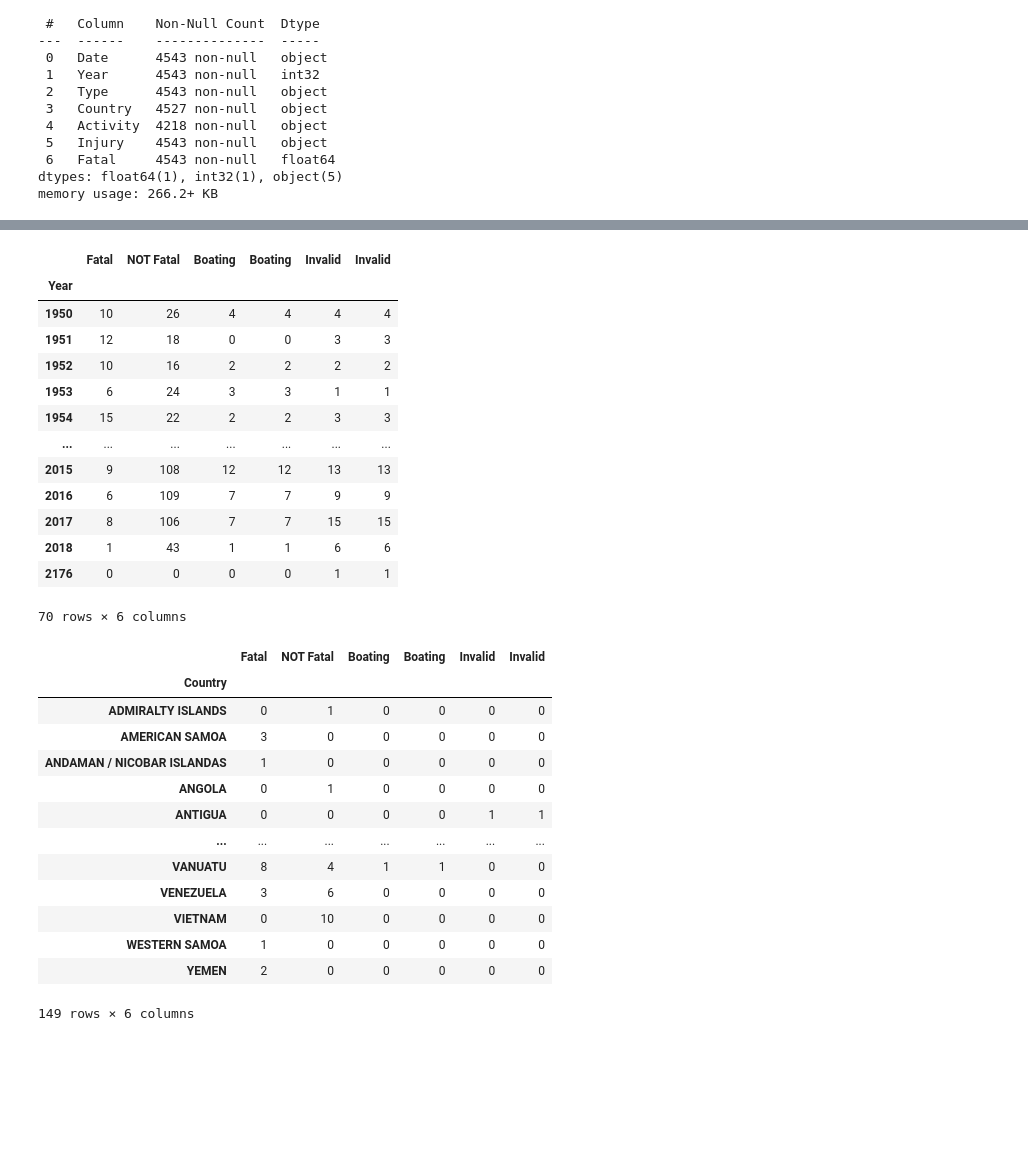
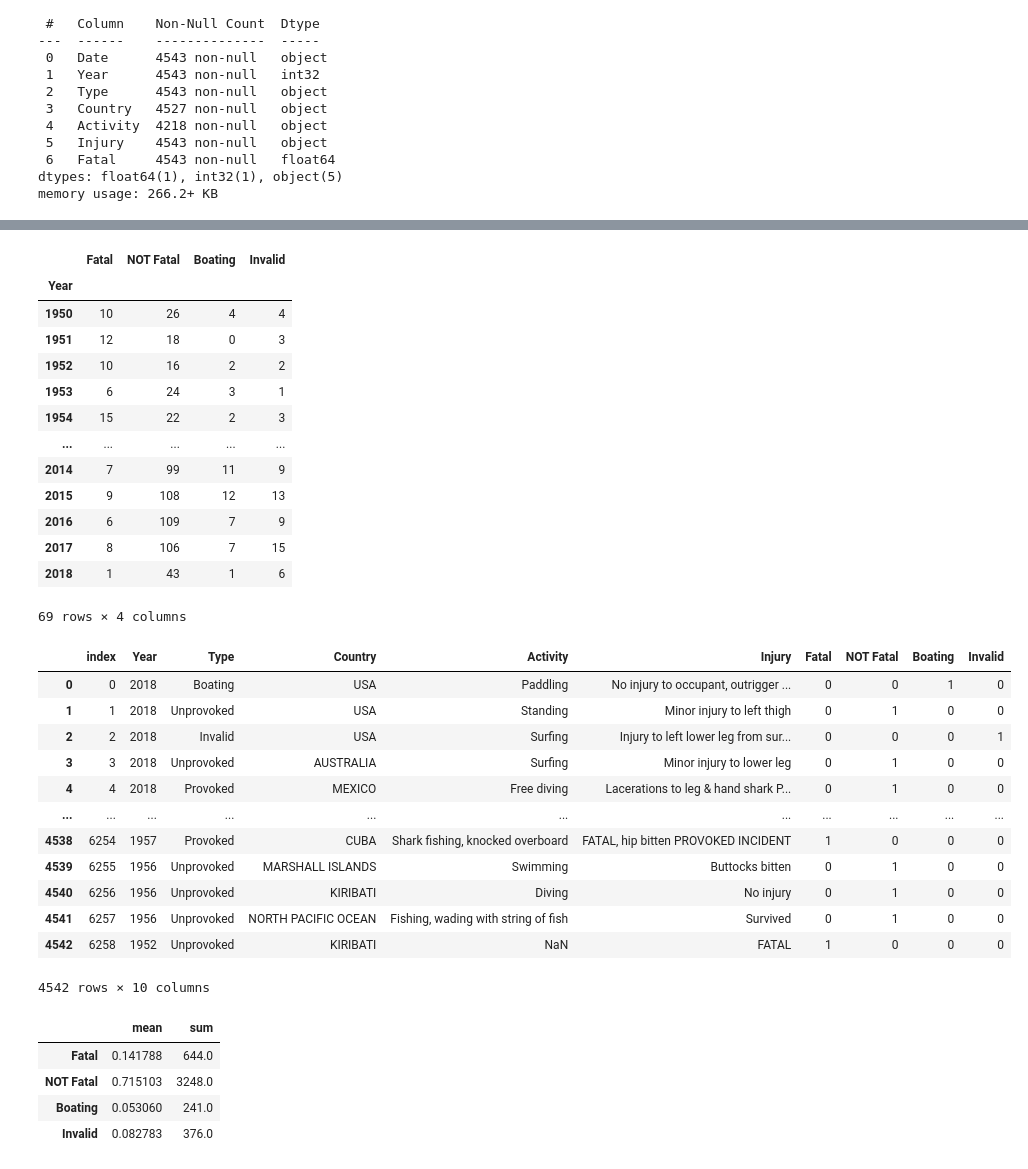
Before and after one commit to EdAndradeF/IronHack_Project_1, a Jupyter notebook: SharkAttack.ipynb, the cells around one changed output, grey strips where cells are left out. Saved outputs shown, nothing was run; the diff lists cells and outputs as text; code cells hidden in the pictures; blank space fills up the shorter version.

```diff
--- a/SharkAttack.ipynb
+++ b/SharkAttack.ipynb
@@ -249,5 +249,3 @@ df_fatal.loc[mortsematk, 'Fatal'] = 0
 df_fatal['Fatal'] = df_fatal['Fatal'].astype(int)
 
 inva_boat = pd.get_dummies(df_fatal['Type']).iloc[:, :2]
-
-df_fatal = pd.concat([df_fatal, inva_boat], axis=1)
@@ -264,34 +280,42 @@ perano = df_fatal.groupby('Year')[['Fatal', 'NOT Fatal', 'Boating', 'Invalid']].
 # %%
 perano
 # %% [output]
-|  | Fatal | NOT Fatal | Boating | Boating | Invalid | Invalid |
-| Year |  |  |  |  |  |  |
-| 1950 | 10 | 26 | 4 | 4 | 4 | 4 |
-| 1951 | 12 | 18 | 0 | 0 | 3 | 3 |
-| 1952 | 10 | 16 | 2 | 2 | 2 | 2 |
-| 1953 | 6 | 24 | 3 | 3 | 1 | 1 |
-| 1954 | 15 | 22 | 2 | 2 | 3 | 3 |
-| ... | ... | ... | ... | ... | ... | ... |
-| 2015 | 9 | 108 | 12 | 12 | 13 | 13 |
-| 2016 | 6 | 109 | 7 | 7 | 9 | 9 |
-| 2017 | 8 | 106 | 7 | 7 | 15 | 15 |
-| 2018 | 1 | 43 | 1 | 1 | 6 | 6 |
-| 2176 | 0 | 0 | 0 | 0 | 1 | 1 |
+|  | Fatal | NOT Fatal | Boating | Invalid |
+| Year |  |  |  |  |
+| 1950 | 10 | 26 | 4 | 4 |
+| 1951 | 12 | 18 | 0 | 3 |
+| 1952 | 10 | 16 | 2 | 2 |
+| 1953 | 6 | 24 | 3 | 1 |
+| 1954 | 15 | 22 | 2 | 3 |
+| ... | ... | ... | ... | ... |
+| 2014 | 7 | 99 | 11 | 9 |
+| 2015 | 9 | 108 | 12 | 13 |
+| 2016 | 6 | 109 | 7 | 9 |
+| 2017 | 8 | 106 | 7 | 15 |
+| 2018 | 1 | 43 | 1 | 6 |
-70 rows × 6 columns
+69 rows × 4 columns
 # %%
 perlocal
+df_fatal
 # %% [output]
-|  | Fatal | NOT Fatal | Boating | Boating | Invalid | Invalid |
-| Country |  |  |  |  |  |  |
-| ADMIRALTY ISLANDS | 0 | 1 | 0 | 0 | 0 | 0 |
-| AMERICAN SAMOA | 3 | 0 | 0 | 0 | 0 | 0 |
-| ANDAMAN / NICOBAR ISLANDAS | 1 | 0 | 0 | 0 | 0 | 0 |
-| ANGOLA | 0 | 1 | 0 | 0 | 0 | 0 |
-| ANTIGUA | 0 | 0 | 0 | 0 | 1 | 1 |
-| ... | ... | ... | ... | ... | ... | ... |
-| VANUATU | 8 | 4 | 1 | 1 | 0 | 0 |
-| VENEZUELA | 3 | 6 | 0 | 0 | 0 | 0 |
-| VIETNAM | 0 | 10 | 0 | 0 | 0 | 0 |
-| WESTERN SAMOA | 1 | 0 | 0 | 0 | 0 | 0 |
-| YEMEN | 2 | 0 | 0 | 0 | 0 | 0 |
+|  | index | Year | Type | Country | Activity | Injury | Fatal | NOT Fatal | Boating | Invalid |
+| 0 | 0 | 2018 | Boating | USA | Paddling | No injury to occupant, outrigger ... | 0 | 0 | 1 | 0 |
+| 1 | 1 | 2018 | Unprovoked | USA | Standing | Minor injury to left thigh | 0 | 1 | 0 | 0 |
+| 2 | 2 | 2018 | Invalid | USA | Surfing | Injury to left lower leg from sur... | 0 | 0 | 0 | 1 |
+| 3 | 3 | 2018 | Unprovoked | AUSTRALIA | Surfing | Minor injury to lower leg | 0 | 1 | 0 | 0 |
+| 4 | 4 | 2018 | Provoked | MEXICO | Free diving | Lacerations to leg & hand shark P... | 0 | 1 | 0 | 0 |
+| ... | ... | ... | ... | ... | ... | ... | ... | ... | ... | ... |
+| 4538 | 6254 | 1957 | Provoked | CUBA | Shark fishing, knocked overboard | FATAL, hip bitten PROVOKED INCIDENT | 1 | 0 | 0 | 0 |
+| 4539 | 6255 | 1956 | Unprovoked | MARSHALL ISLANDS | Swimming | Buttocks bitten | 0 | 1 | 0 | 0 |
+| 4540 | 6256 | 1956 | Unprovoked | KIRIBATI | Diving | No injury | 0 | 1 | 0 | 0 |
+| 4541 | 6257 | 1956 | Unprovoked | NORTH PACIFIC OCEAN | Fishing, wading with string of fish | Survived | 0 | 1 | 0 | 0 |
+| 4542 | 6258 | 1952 | Unprovoked | KIRIBATI | NaN | FATAL | 1 | 0 | 0 | 0 |
-149 rows × 6 columns
+4542 rows × 10 columns
+# %%
+df_fatal.loc[:,[ 'Fatal', 'NOT Fatal', 'Boating', 'Invalid']].agg(('mean','sum')).T
+# %% [output]
+|  | mean | sum |
+| Fatal | 0.141788 | 644.0 |
+| NOT Fatal | 0.715103 | 3248.0 |
+| Boating | 0.053060 | 241.0 |
+| Invalid | 0.082783 | 376.0 |
```
Also changed, not shown: parts of 7 cells of this notebook, 3 other files.
